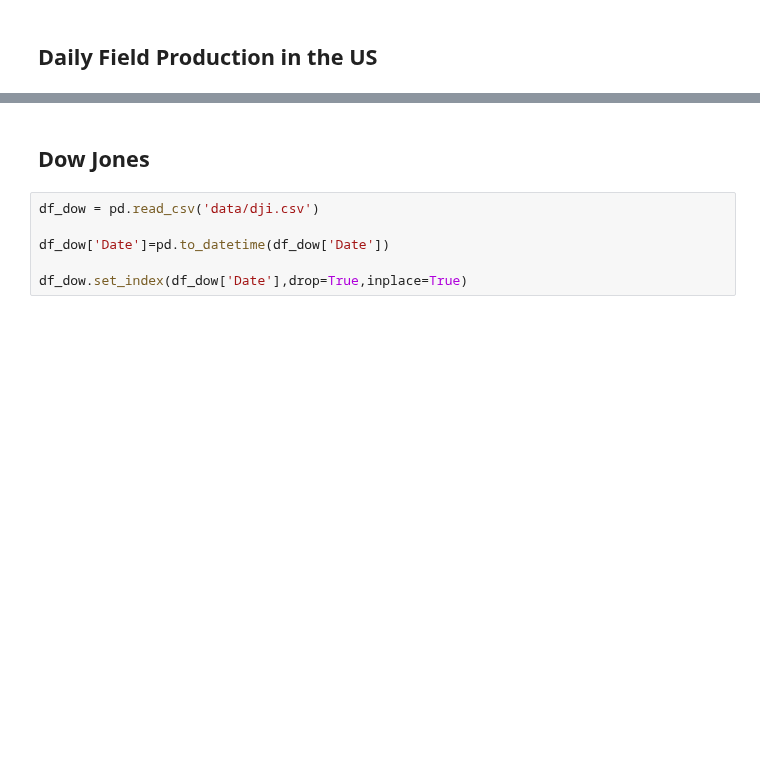
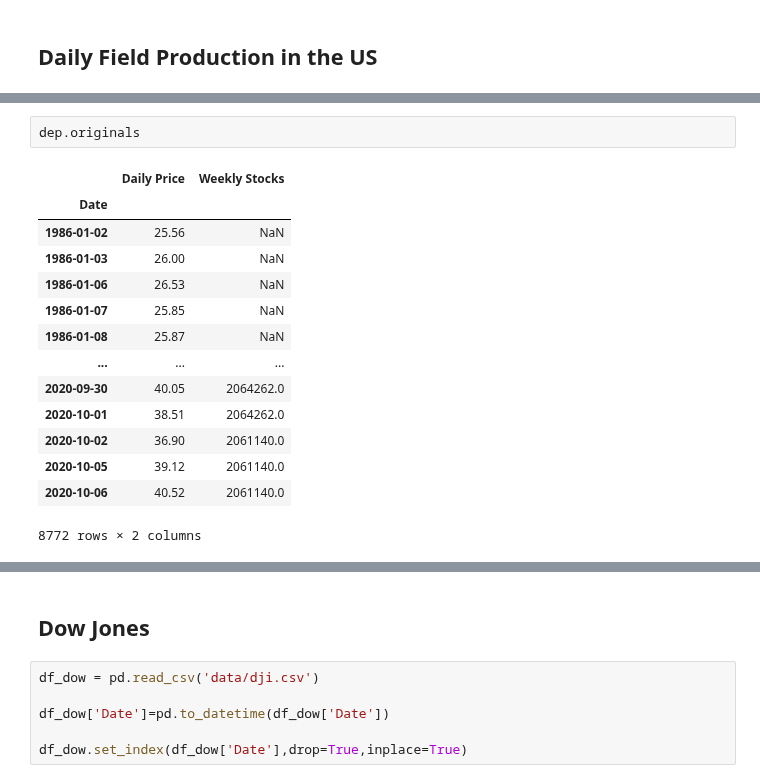
Before and after one commit to thekhan314/datashop2, a Jupyter notebook: EIA_Data.ipynb, the cells around one changed output, grey strips where cells are left out. Saved outputs shown, nothing was run; the diff lists cells and outputs as text; blank space fills up the shorter version.

```diff
--- a/EIA_Data.ipynb
+++ b/EIA_Data.ipynb
@@ -198,3 +44,20 @@ daily_production.chart()
+# %%
+dep.originals
+# %% [output]
+|  | Daily Price | Weekly Stocks |
+| Date |  |  |
+| 1986-01-02 | 25.56 | NaN |
+| 1986-01-03 | 26.00 | NaN |
+| 1986-01-06 | 26.53 | NaN |
+| 1986-01-07 | 25.85 | NaN |
+| 1986-01-08 | 25.87 | NaN |
+| ... | ... | ... |
+| 2020-09-30 | 40.05 | 2064262.0 |
+| 2020-10-01 | 38.51 | 2064262.0 |
+| 2020-10-02 | 36.90 | 2061140.0 |
+| 2020-10-05 | 39.12 | 2061140.0 |
+| 2020-10-06 | 40.52 | 2061140.0 |
+8772 rows × 2 columns
 # %%
 desc = 'US imports of crude oil, monthly'
 
```
Also changed, not shown: parts of 15 cells of this notebook, 3 other files.
